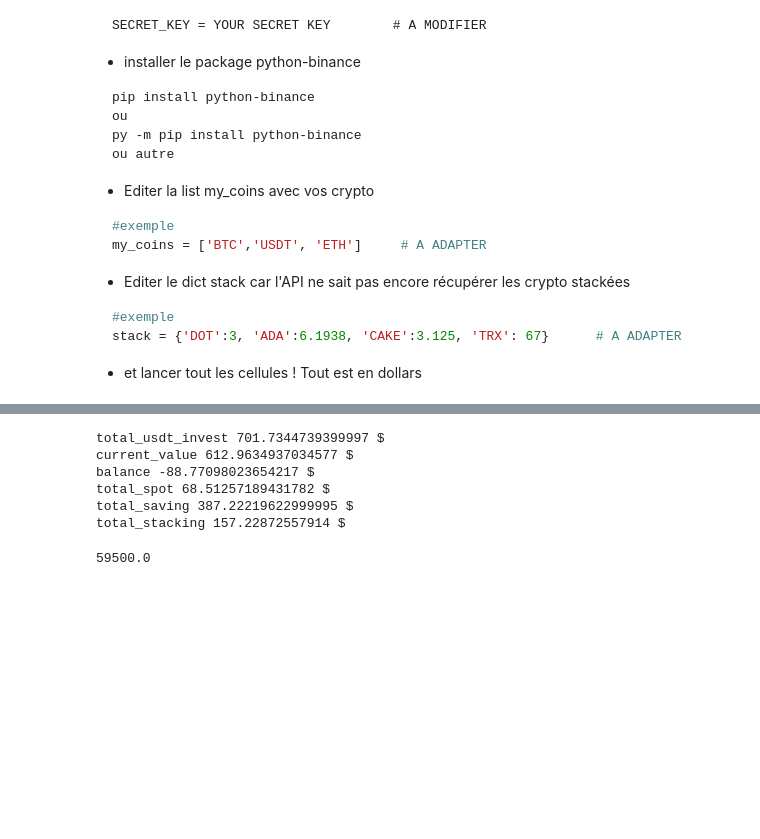
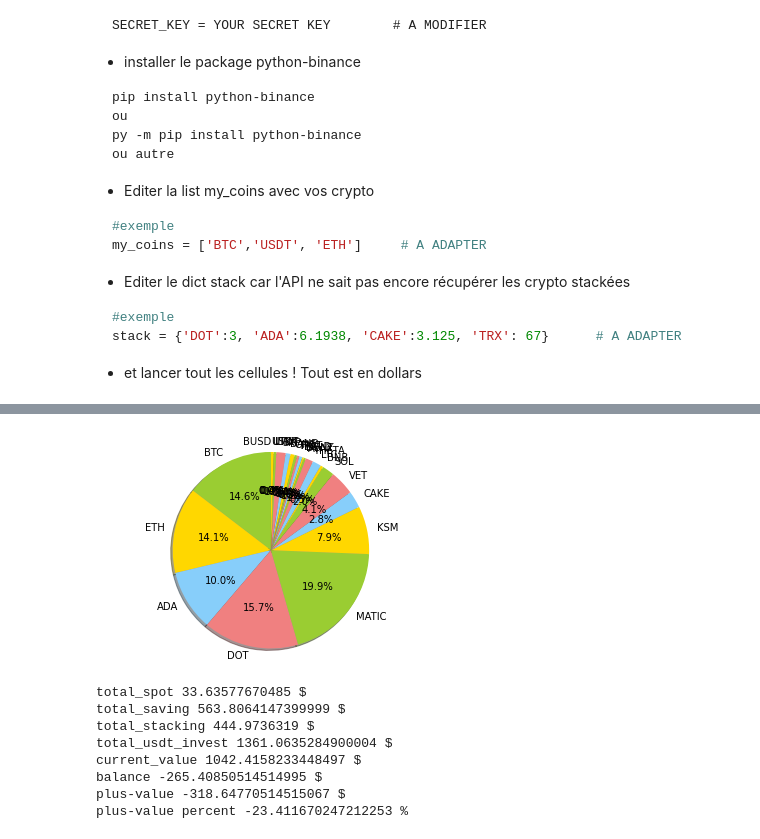
Before and after one commit to briandthi/Binance, a Jupyter notebook: binance api.ipynb, the cells around one changed output, grey strips where cells are left out. Cells and saved outputs as stored; diff of their text form; code cells hidden in the pictures; blank space fills up the shorter version.

Commit message:
visual

```diff
--- a/binance api.ipynb
+++ b/binance api.ipynb
@@ -145,12 +159,12 @@ def update_stacking():
             pass
 # %%
 # balance calcul
-def update_balance():
+def update_balance(wallet):
     for asset in my_coins:
-        wallet[asset]["Balance"] =  wallet[asset]["Stack_value"] + wallet[asset]["Saving_value"] + wallet[asset]["Spot_value"] -  wallet[asset]["Price"]
+        wallet[asset]["Balance"] =  wallet[asset]["Stack_value"] + wallet[asset]["Saving_value"] + wallet[asset]["Spot_value"] -  wallet[asset]["Price"] + wallet[asset]["earn"]
 # %%
 # Get ATH
-def update_ath():
+def update_ath(wallet):
     for asset in my_coins:
         if asset != 'USDT':
             earliest_timestamp = client._get_earliest_valid_timestamp(asset + 'USDT', '1d')  # Here "ETHUSDT" is a trading pair and "1d" is time interval
@@ -198,0 +178,22 @@ GET https://api.binance.com/api/v3/account?timestamp=1622134071595&signature=6a2
+# %%
+def update_buy_price_percent(wallet):
+    for asset in my_coins:
+        if wallet[asset]['Current_market_price'] != 0:
+            wallet[asset]['Buy_price_percent'] = wallet[asset]['Buy_price']  / wallet[asset]['Current_market_price']
+# %%
+def main():
+    wallet = create_wallet()
+    update_market_price(wallet)
+    update_order_history(wallet)
+    update_ath(wallet)
+    update_market_price(wallet)
+    update_saving(wallet)
+    update_spot(wallet)
+    update_stacking(wallet)
+    update_balance(wallet)
+    update_buy_price_percent(wallet)
+    with open("binance.json", "w") as outfile:
+        json.dump(wallet, outfile)
+    return wallet
+
+wallet = main()
@@ -199,3 +239,17 @@ GET https://api.binance.com/api/v3/account?timestamp=1622134071595&signature=6a2
+# %%
+import matplotlib.pyplot as plt
+
+labels = [asset for asset in my_coins]
+sizes = [wallet[asset]['Spot_value'] + wallet[asset]['Saving_value'] + wallet[asset]['Stack_value'] for asset in  my_coins]
+colors = ['yellowgreen', 'gold', 'lightskyblue', 'lightcoral']
+
+plt.pie(sizes, labels=labels, colors=colors,
+        autopct='%1.1f%%', shadow=True, startangle=90)
+
+plt.axis('equal')
+plt.show()
+# %% [output]
+[figure, added]
 # %%
 ## Bilan
 
@@ -208,7 +262,7 @@ total_stacking = 0
 current_value = 0
 
 for asset in wallet:
-    if asset != "USDT":
+    if asset != "USDT" and  asset != "BUSD":
         balance += wallet[asset]['Balance']
         total_usdt_invest +=  wallet[asset]['Price']
         total_spot += wallet[asset]['Spot_value']
@@ -222,28 +276,20 @@ for asset in wallet:
 
 current_value = total_spot + total_saving + total_stacking
 
+print('total_spot',total_spot,'$')
+print('total_saving',total_saving,'$')
+print('total_stacking',total_stacking,'$')
 print('total_usdt_invest',total_usdt_invest,'$')
 print('current_value',current_value,'$')
 print('balance',balance,'$')
-print('total_spot',total_spot,'$')
-print('total_saving',total_saving,'$')
-print('total_stacking',total_stacking,'$')
+print('plus-value', current_value - (total_usdt_invest*current_value/current_value), '$')
+print('plus-value percent', (current_value - (total_usdt_invest*current_value/current_value)) / total_usdt_invest * 100, '%')
 # %% [output]
-total_usdt_invest 701.7344739399997 $
-current_value 612.9634937034577 $
-balance -88.77098023654217 $
-total_spot 68.51257189431782 $
-total_saving 387.22219622999995 $
-total_stacking 157.22872557914 $
+total_spot 33.63577670485 $
+total_saving 563.8064147399999 $
+total_stacking 444.9736319 $
+total_usdt_invest 1361.0635284900004 $
+current_value 1042.4158233448497 $
+balance -265.40850514514995 $
+plus-value -318.64770514515067 $
+plus-value percent -23.411670247212253 %
-# %%
-
-earliest_timestamp = client._get_earliest_valid_timestamp('ETHUSDT', '1d')  # Here "ETHUSDT" is a trading pair and "1d" is time interval
-
-candle = client.get_historical_klines("BTCUSDT", Client.KLINE_INTERVAL_1WEEK, "1 May, 2021")
-max_asset = 0
-for c in candle:
-    if float(c[2]) > max_asset:
-        max_asset = float(c[2])
-print(max_asset)
-# %% [output]
-59500.0
```
Also changed, not shown: parts of 14 cells of this notebook, 1 other file.
